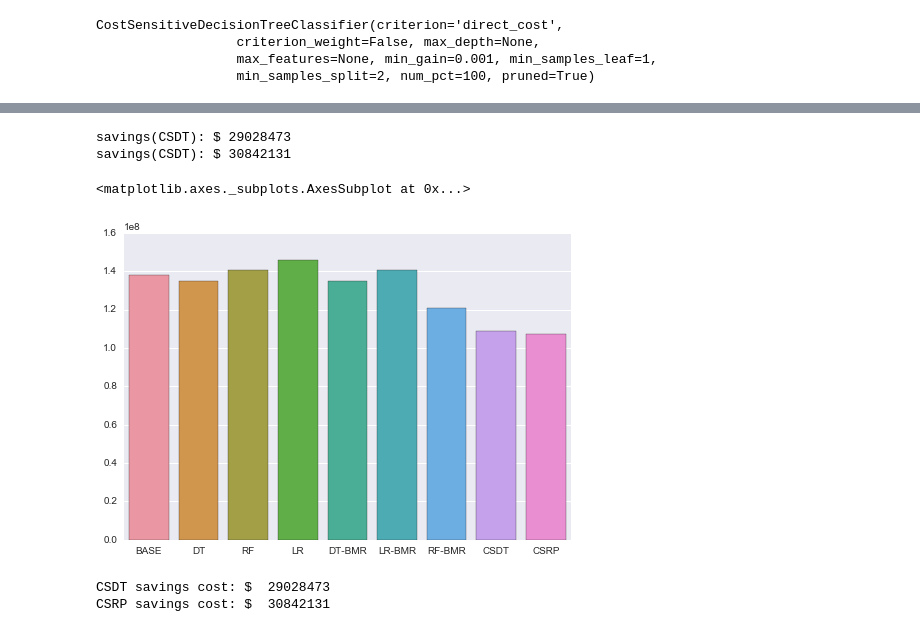
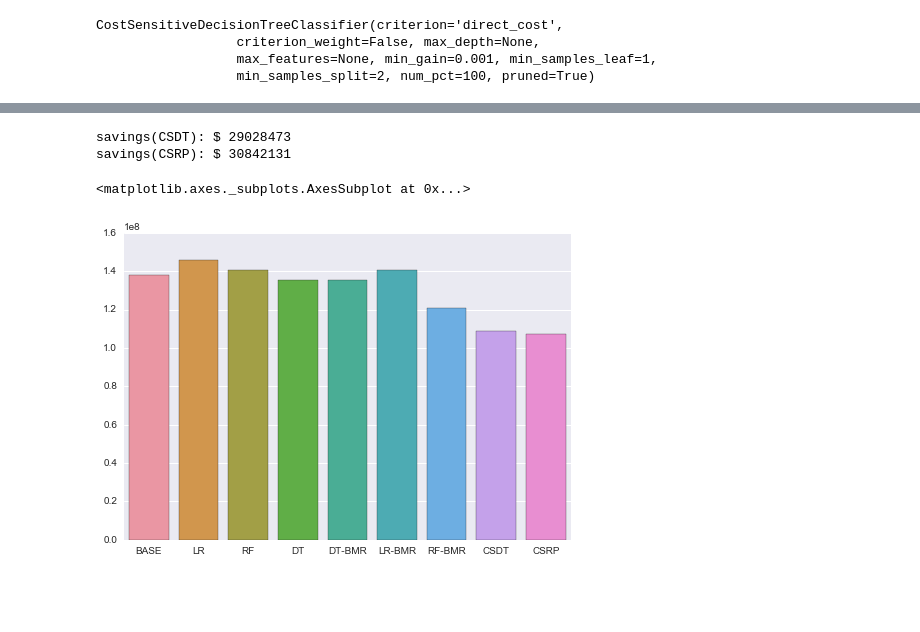
Before and after one commit to sanjaykim/intro_to_costcla_for_p2p, a Jupyter notebook: intro_to_costcla_for_p2p.ipynb, the cells around one changed output, grey strips where cells are left out. Cells and saved outputs as stored; diff of their text form; code cells hidden in the pictures; blank space fills up the shorter version.

```diff
--- a/intro_to_costcla_for_p2p.ipynb
+++ b/intro_to_costcla_for_p2p.ipynb
@@ -413,44 +416,40 @@ def cost_loss(y_true, y_pred, cost_mat):
 cost_base = min(cost_loss(y_test, np.zeros(len(y_test)), cost_mat_test),\
                 cost_loss(y_test, np.ones(len(y_test)), cost_mat_test))
 # %%
+# How much was actually saved by using CSDT and CSRP?
+
 print("savings(CSDT): $ "+str(int(cost_base * results.loc["CSDT"]["sav"])))
-print("savings(CSDT): $ "+str(int(cost_base * results.loc["CSRP"]["sav"])))
+print("savings(CSRP): $ "+str(int(cost_base * results.loc["CSRP"]["sav"])))
 # %% [output]
 savings(CSDT): $ 29028473
-savings(CSDT): $ 30842131
+savings(CSRP): $ 30842131
 # %%
-# Calculation of the actual amount of savings induced by using each model
+# Calculation of the actual amount of Costs induced by using each model
 
-# objectify each model's savings costs
+# objectify each model's Costs
 
 RF = int(cost_base -cost_base * results.loc["RF"]["sav"])
 DT = int(cost_base -cost_base * results.loc["DT"]["sav"])
 LR = int(cost_base -cost_base * results.loc["LR"]["sav"])
 DTBMR = int(cost_base -cost_base * results.loc["DT-BMR"]["sav"])
 LRBMR = int(cost_base -cost_base * results.loc["LR-BMR"]["sav"])
 RFBMR = int(cost_base -cost_base * results.loc["RF-BMR"]["sav"])
 CSDT = int(cost_base -cost_base * results.loc["CSDT"]["sav"])
 CSRP = int(cost_base -cost_base * results.loc["CSRP"]["sav"])
 
-savings_cost = np.array([cost_base, DT, RF, LR, DTBMR, LRBMR, RFBMR, CSDT, CSRP])
-columns = ["BASE", "DT", "RF", "LR", "DT-BMR", "LR-BMR", "RF-BMR", "CSDT", "CSRP"]
+costs = np.array([cost_base, LR, RF, DT, DTBMR, LRBMR, RFBMR, CSDT, CSRP])
+columns = ["BASE", "LR", "RF", "DT", "DT-BMR", "LR-BMR", "RF-BMR", "CSDT", "CSRP"]
 
 # add one more dimensioin to make it 2X9 matrix
-savings_cost = savings_cost[:, np.newaxis]
+costs = costs[:, np.newaxis]
 
 # Transform matrix to DataFrame
-savings_cost = pd.DataFrame(savings_cost).T
+costs = pd.DataFrame(costs).T
 
-savings_cost.columns = columns
+costs.columns = columns
 
 # plot the savings_cost
-sns.barplot(data=savings_cost)
+sns.barplot(data=costs)
 # %% [output]
 <matplotlib.axes._subplots.AxesSubplot at 0x...>
-[figure, old version]
+[figure, new version]
-# %%
-print("CSDT savings cost: $  "+str(int(cost_base - CSDT)))
-print("CSRP savings cost: $  "+str(int(cost_base - CSRP)))
-# %% [output]
-CSDT savings cost: $  29028473
-CSRP savings cost: $  30842131
```
Also changed, not shown: parts of 11 cells of this notebook.
